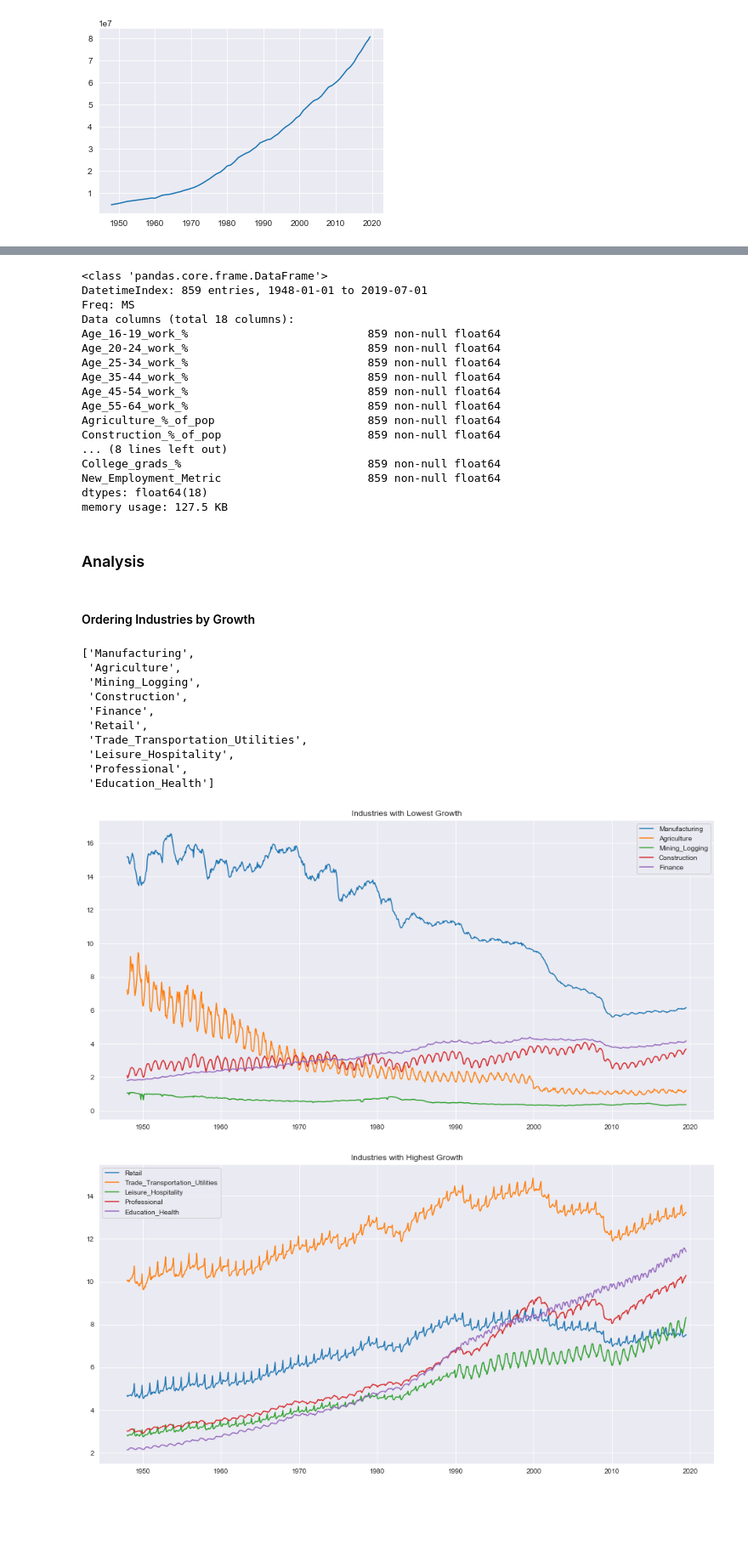
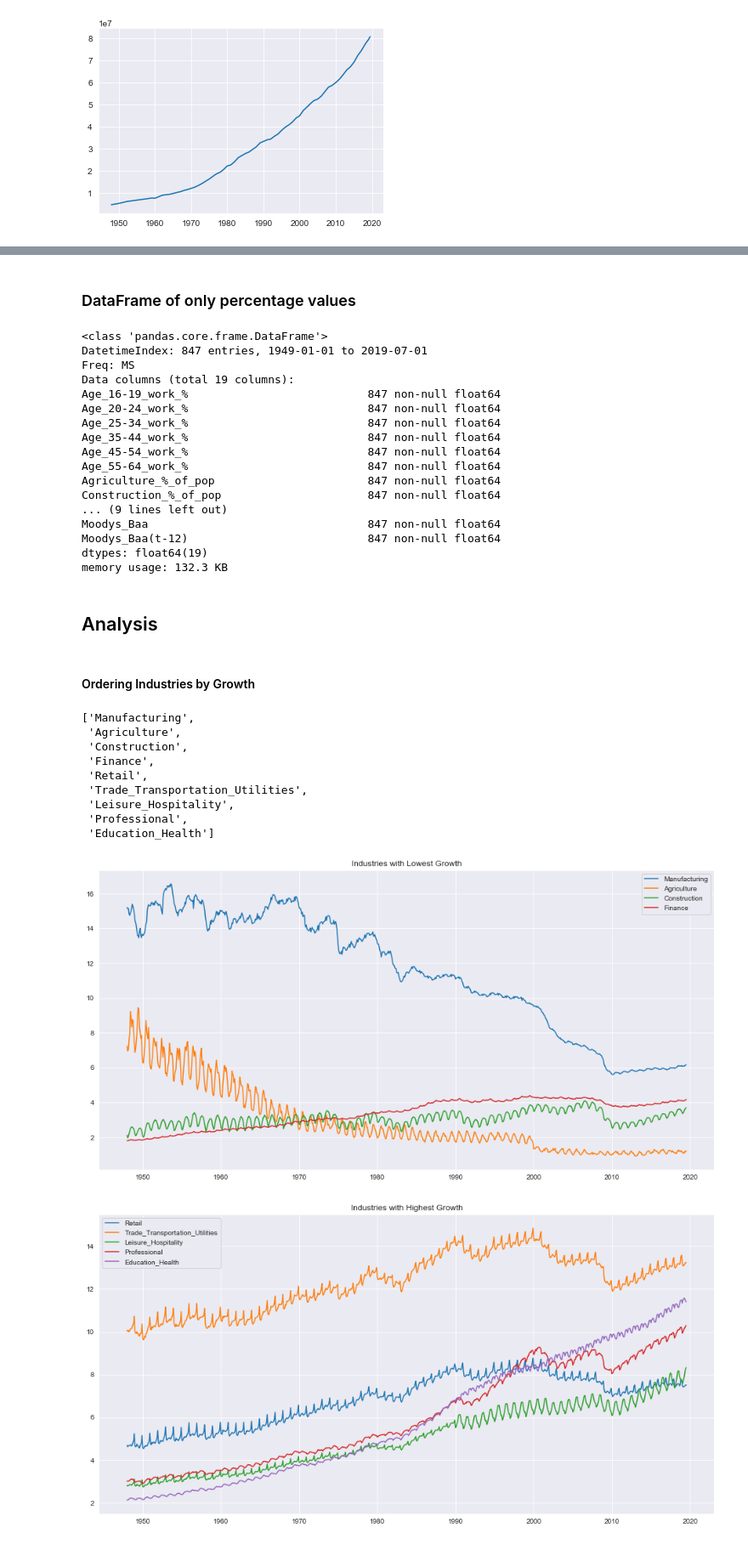
Before and after one commit to zapatos24/Employment_Prediction_LSTM_NN, a Jupyter notebook: mod_7_project.ipynb, the cells around one changed output, grey strips where cells are left out. Shown at 85% size. Saved outputs shown, nothing was run; the diff lists cells and outputs as text; code cells hidden in the pictures; blank space fills up the shorter version.

```diff
--- a/mod_7_project.ipynb
+++ b/mod_7_project.ipynb
@@ -39,8 +41,7 @@ def pretty_data(string):
 # %%
 industries = ['Agriculture', 'Construction', 'Education_Health',
               'Finance', 'Leisure_Hospitality', 'Manufacturing',
-              'Mining_Logging', 'Professional', 'Retail',
-              'Trade_Transportation_Utilities']
+              'Professional', 'Retail', 'Trade_Transportation_Utilities']
 # %%
 industry_df = pd.DataFrame()
 for industry in industries:
@@ -1032,0 +1051,6 @@ full_df['New_Employment_Metric'] = (full_df['Full_time_emp'] + \
+# %%
+moody_df = pd.read_csv('Season_no/Moody Season Baa Bond Minus Fed Funds Rate.csv')
+moody_df.columns = ['Date', 'Moodys_Baa']
+moody_df['Date'] = pd.to_datetime(moody_df['Date'])
+moody_df.set_index('Date', inplace=True)
+moody_df.head()
@@ -1032,0 +1065,12 @@ full_df['New_Employment_Metric'] = (full_df['Full_time_emp'] + \
+# %%
+temp_df = full_df.join(moody_df)
+
+temp_series = temp_df['Moodys_Baa'] - temp_df['Moodys_Baa'].shift(-78)
+temp_series = temp_series.interpolate(method='time', limit_direction='backward') + temp_df['Moodys_Baa'].shift(-78)
+temp_series = temp_series[temp_series.index < pd.to_datetime('1954-7-1')]
+interpolated_moody = temp_series.append(temp_df[temp_df.index >= pd.to_datetime('1954-7-1')]['Moodys_Baa'])
+
+full_df['Moodys_Baa'] = interpolated_moody
+full_df['Moodys_Baa(t-12)'] = full_df['Moodys_Baa'].shift(12)
+
+full_df.info()
@@ -1033,4 +1097,5 @@ full_df['New_Employment_Metric'] = (full_df['Full_time_emp'] + \
 # %%
+full_df.dropna(inplace=True)
 full_df.info()
 # %% [output]
 <class 'pandas.core.frame.DataFrame'>
@@ -1053,28 +1118,30 @@ memory usage: 335.5 KB
+# %% [markdown]
+### DataFrame of only percentage values
 # %%
-model_df = full_df.drop(full_df.columns[:24], axis=1)
+model_df = full_df.drop(full_df.columns[:23], axis=1)
 model_df.drop(['Age_55-64_emp', 'College_grads', 'Full_and_part_time', 'Full_time_emp'], axis=1, inplace=True)
 model_df.drop(['Part_time_%', 'Full_time_%', 'SSA_disab_%'], axis=1, inplace=True)
 model_df.info()
 # %% [output]
 <class 'pandas.core.frame.DataFrame'>
-DatetimeIndex: 859 entries, 1948-01-01 to 2019-07-01
+DatetimeIndex: 847 entries, 1949-01-01 to 2019-07-01
 Freq: MS
-Data columns (total 18 columns):
-Age_16-19_work_%                           859 non-null float64
-Age_20-24_work_%                           859 non-null float64
-Age_25-34_work_%                           859 non-null float64
-Age_35-44_work_%                           859 non-null float64
-Age_45-54_work_%                           859 non-null float64
-Age_55-64_work_%                           859 non-null float64
-Agriculture_%_of_pop                       859 non-null float64
-Construction_%_of_pop                      859 non-null float64
-... (8 lines left out)
-College_grads_%                            859 non-null float64
-New_Employment_Metric                      859 non-null float64
-dtypes: float64(18)
-memory usage: 127.5 KB
+Data columns (total 19 columns):
+Age_16-19_work_%                           847 non-null float64
+Age_20-24_work_%                           847 non-null float64
+Age_25-34_work_%                           847 non-null float64
+Age_35-44_work_%                           847 non-null float64
+Age_45-54_work_%                           847 non-null float64
+Age_55-64_work_%                           847 non-null float64
+Agriculture_%_of_pop                       847 non-null float64
+Construction_%_of_pop                      847 non-null float64
+... (9 lines left out)
+Moodys_Baa                                 847 non-null float64
+Moodys_Baa(t-12)                           847 non-null float64
+dtypes: float64(19)
+memory usage: 132.3 KB
 # %% [markdown]
-### Analysis
+## Analysis
 # %% [markdown]
 #### Ordering Industries by Growth
 # %%
@@ -1092,7 +1159,6 @@ ordered_industry_list
 # %% [output]
 ['Manufacturing',
  'Agriculture',
- 'Mining_Logging',
  'Construction',
  'Finance',
  'Retail',
@@ -1102,12 +1168,12 @@ ordered_industry_list
  'Education_Health']
 # %%
 plt.figure(figsize=(16,8))
-for industry in ordered_industry_list[:5]:
+for industry in ordered_industry_list[:4]:
     plt.plot(full_df['{}_%_of_pop'.format(industry)], label=industry)
 plt.legend()
 plt.title('Industries with Lowest Growth')
 plt.show()
 # %% [output]
-[figure, old version]
+[figure, new version]
 # %%
 plt.figure(figsize=(16,8))
```
Also changed, not shown: parts of 46 cells of this notebook, 3 other files.
